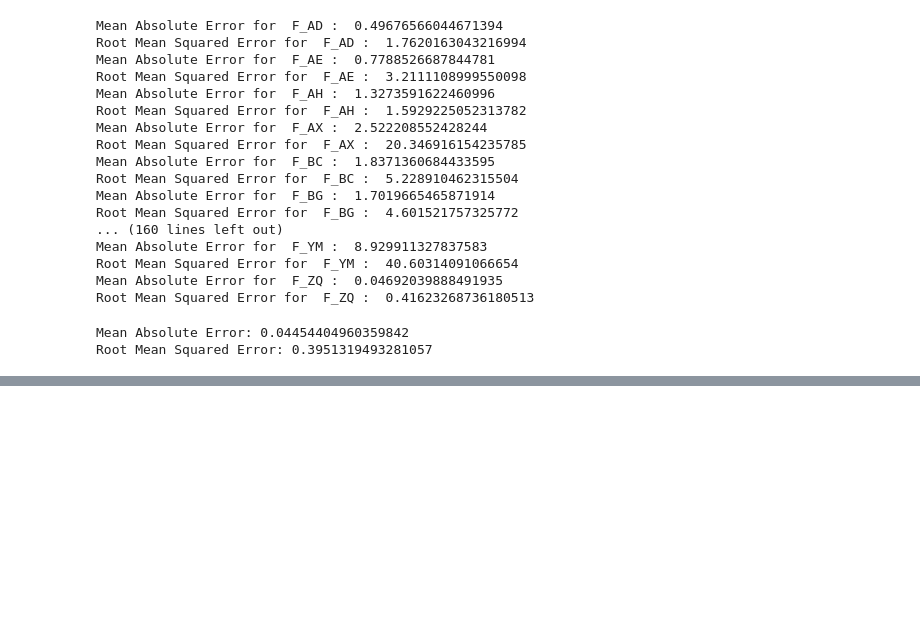
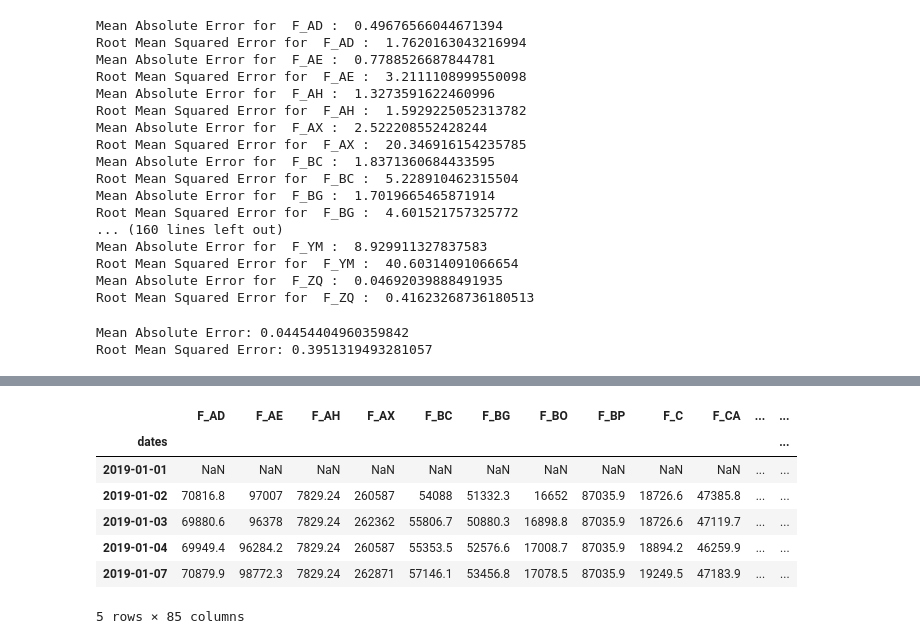
Before and after one commit to LiTangqing/ARIMAMAS, a Jupyter notebook: prediction_models/LGBM.ipynb, the cells around one changed output, grey strips where cells are left out. Saved outputs shown, nothing was run; the diff lists cells and outputs as text; code cells hidden in the pictures; blank space fills up the shorter version.

```diff
--- a/prediction_models/LGBM.ipynb
+++ b/prediction_models/LGBM.ipynb
@@ -224,0 +392,13 @@ new_features.to_csv("LGBM_Predictions.csv")
+# %%
+new_features = new_features.iloc[1:,:]
+# %%
+new_features.head()
+# %% [output]
+|  | F_AD | F_AE | F_AH | F_AX | F_BC | F_BG | F_BO | F_BP | F_C | F_CA | ... | ... |
+| dates |  |  |  |  |  |  |  |  |  |  |  | ... |
+| 2019-01-01 | NaN | NaN | NaN | NaN | NaN | NaN | NaN | NaN | NaN | NaN | ... | ... |
+| 2019-01-02 | 70816.8 | 97007 | 7829.24 | 260587 | 54088 | 51332.3 | 16652 | 87035.9 | 18726.6 | 47385.8 | ... | ... |
+| 2019-01-03 | 69880.6 | 96378 | 7829.24 | 262362 | 55806.7 | 50880.3 | 16898.8 | 87035.9 | 18726.6 | 47119.7 | ... | ... |
+| 2019-01-04 | 69949.4 | 96284.2 | 7829.24 | 260587 | 55353.5 | 52576.6 | 17008.7 | 87035.9 | 18894.2 | 46259.9 | ... | ... |
+| 2019-01-07 | 70879.9 | 98772.3 | 7829.24 | 262871 | 57146.1 | 53456.8 | 17078.5 | 87035.9 | 19249.5 | 47183.9 | ... | ... |
+5 rows × 85 columns
```
Also changed, not shown: parts of 7 cells of this notebook, 1 other file.
